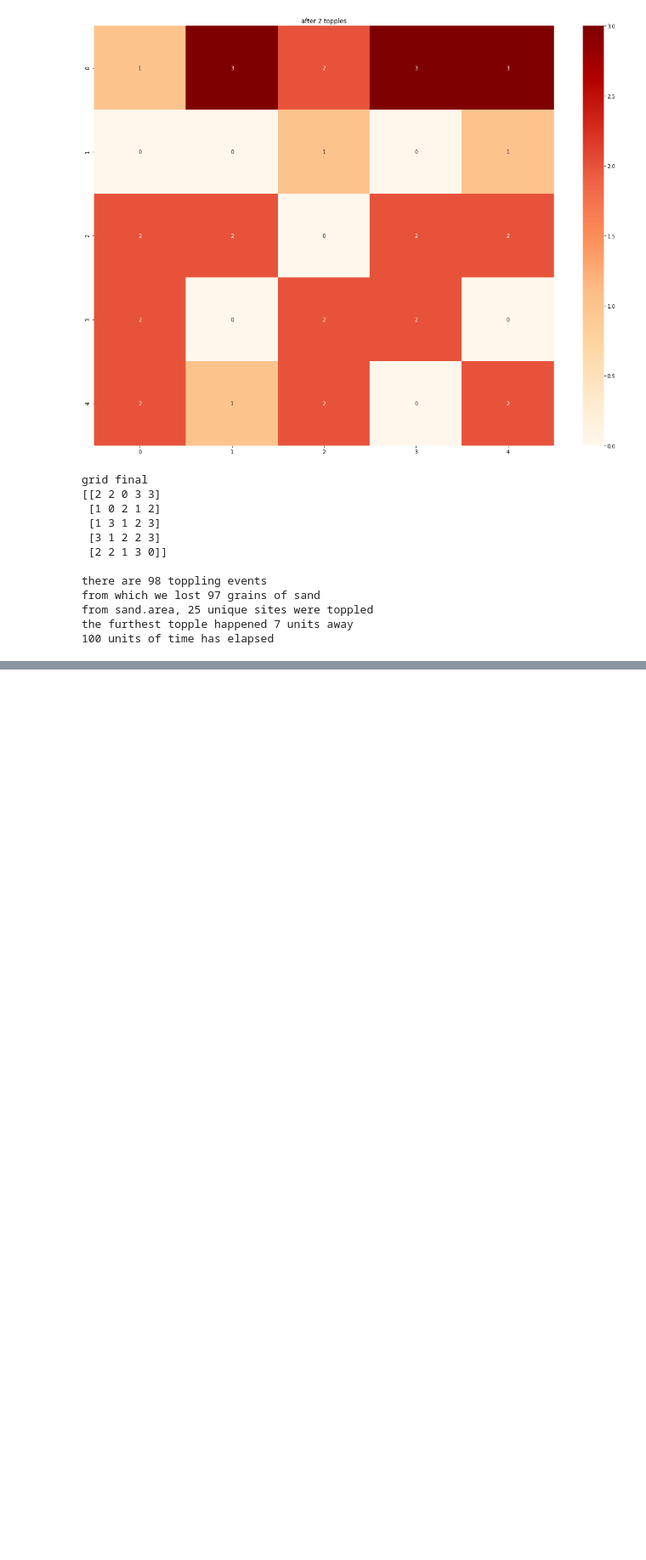
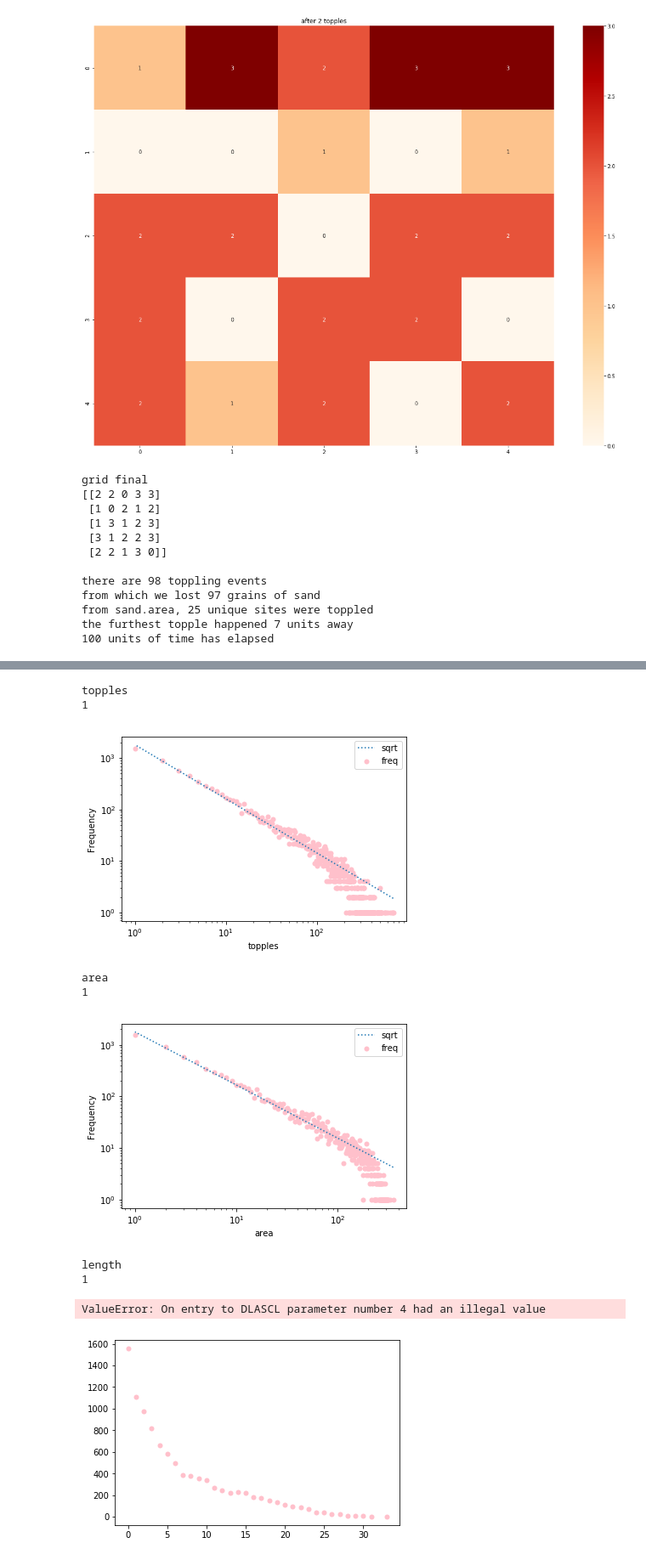
Before and after one commit to AngieTanesha/complex, a Jupyter notebook: Complex Systems.ipynb, the cells around one changed output, grey strips where cells are left out. Shown at 85% size. Drawn from its saved outputs; the diff is of its cells as text; code cells hidden in the pictures; blank space fills up the shorter version.

Commit message:
day 6: Nice graphs, what's extension?

```diff
--- a/Complex Systems.ipynb
+++ b/Complex Systems.ipynb
@@ -290,18 +289,0 @@ for i in range(len(parameters)):
-# %%
-#df[labels[i]] = pandas.DataFrame.from_dict(count, orient='index')
-#print(df)
-x = df.index
-y = df["freq"]
-
-for x1, y1 in zip(x, y):
-    pyplot.plot(x1, y1, 'ro')
-
-z = np.polyfit(x, y, 3)
-f = np.poly1d(z)
-
-
-for x1 in np.linspace(0, 110, 110):
-    pyplot.plot(x1, f(x1), "b+")
-
-pyplot.axis([0, 50, 0, 1500])
-pyplot.show()
@@ -309,0 +310,62 @@ pyplot.show()
+# %%
+# DAY 6 CURVE FITTING
+for i in range(len(parameters)):
+    print(labels[i])
+    item = parameters[i]
+    count = Counter(item)
+    df = pandas.DataFrame.from_dict(count, orient='index')
+    df.columns = ["freq"]
+    df.index.name = labels[i]
+    df = df.sort_index(ascending=False)
+
+    # Get x and y from dataframe
+    stop = 170
+
+    x = df.index
+    y = df["freq"]
+
+    logx = np.log(x)
+    logy = np.log(y)
+
+    fig, ax = pyplot.subplots()
+    pyplot.scatter(x=x, y=y, marker="o", linewidths=0.0005, c="pink")
+
+    # Begin fitting
+    for stop in range(50, 51):
+        fit = 1
+        print(f"{fit}")
+
+
+        w = np.sqrt(y)
+        #print(w)
+
+        coeffs = np.polyfit(logx, logy, fit, w=w)
+        poly = np.poly1d(coeffs)
+
+        # Now you have the fit
+        yfit = lambda x: np.exp(poly(np.log(x)))
+
+        ax.plot(x,yfit(x), ":", label="sqrt")
+
+
+    ax.set_yscale("log")
+    ax.set_xscale("log")
+
+    ax.legend()
+    pyplot.xlabel(labels[i])
+    pyplot.ylabel("Frequency")
+
+    pyplot.show()
+
+    fig.savefig(f"plot_fit_correcting_{labels[i]}_{stop}2")
+# %% [output]
+topples
+1
+[figure, added]
+area
+1
+[figure, added]
+length
+1
+ValueError: On entry to DLASCL parameter number 4 had an illegal value
+[figure, added]
```
Also changed, not shown: parts of 4 cells of this notebook, 46 other files.
